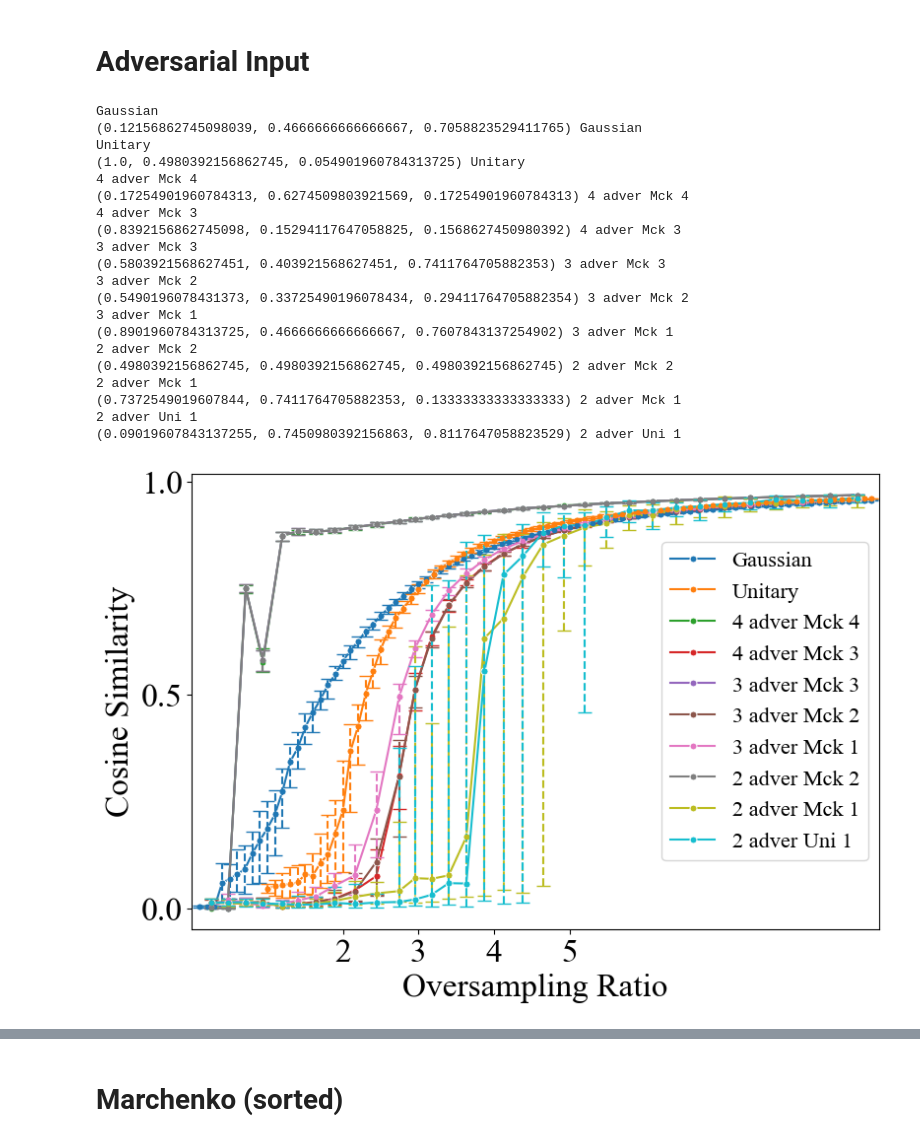
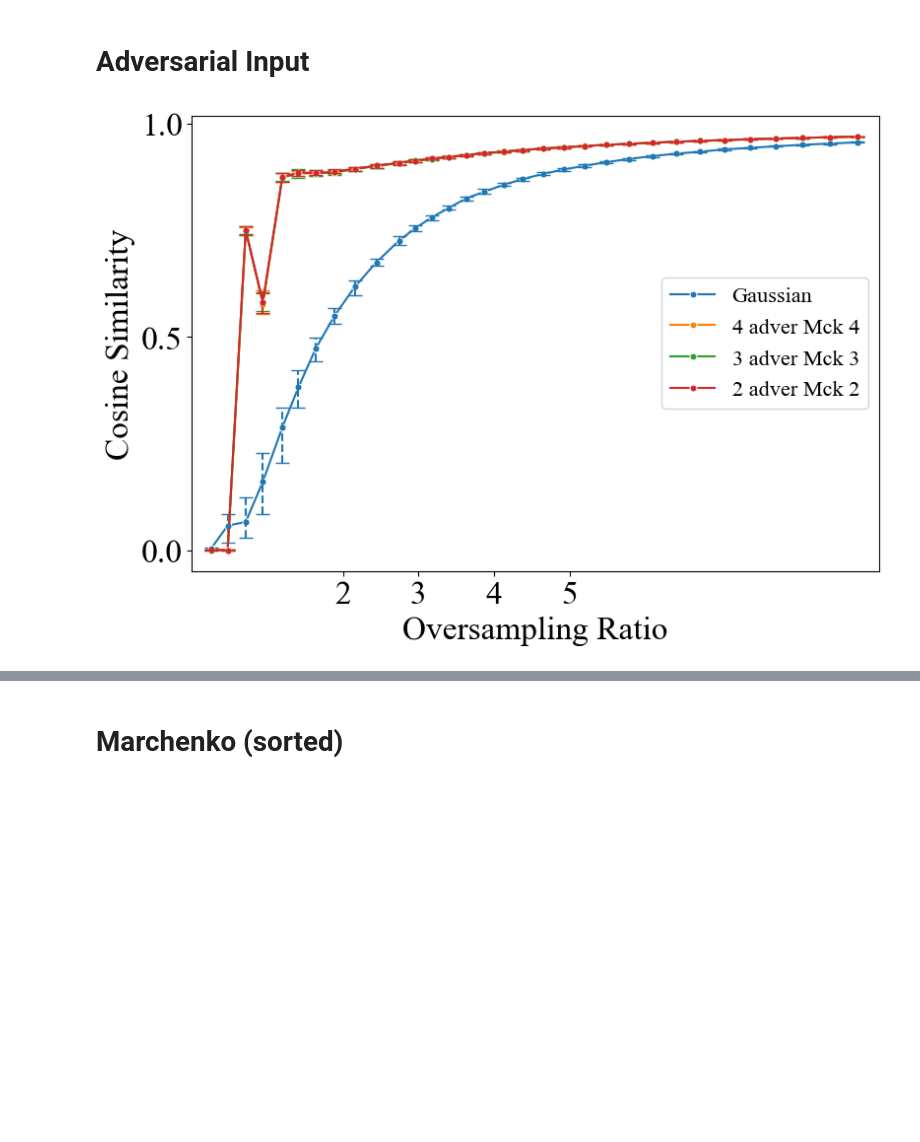
Before and after one commit to zhiyhucode/deepinv, a Jupyter notebook: experimental/notebooks/visualization.ipynb, the cells around one changed output, grey strips where cells are left out. Saved outputs shown, nothing was run; the diff lists cells and outputs as text; code cells hidden in the pictures; blank space fills up the shorter version.

Commit message:
cleanup: sort adversarial results

```diff
--- a/experimental/notebooks/visualization.ipynb
+++ b/experimental/notebooks/visualization.ipynb
@@ -542 +528,14 @@ df_3adver1_mck = pd.read_csv("../runs/20241210-122313/res_structured_adversarial
+# %%
+df_gaussian = pd.read_csv("../results/structured/marchenko_fourier_uniform/structured_fourier_marchenko_FDFD_spec.csv")
+df_unitary = pd.read_csv("../results/structured/unitary_fourier_uniform/structured_unitary_FDFD_spec.csv")
+
+df_2adver1_mck = pd.read_csv("../results/structured/2_attack_1_marchenko_fourier_uniform/structured_adversarial_FDFD_spec.csv")
+df_2adver2_mck = pd.read_csv("../results/structured/2_attack_2_marchenko_fourier_uniform/structured_adversarial_FDFD_spec.csv")
+df_3adver1_mck = pd.read_csv("../results/structured/3_attack_1_marchenko_fourier_uniform/structured_adversarial_FDFDFD_spec.csv")
+df_3adver2_mck = pd.read_csv("../results/structured/3_attack_2_marchenko_fourier_uniform/structured_adversarial_FDFDFD_spec.csv")
+df_3adver3_mck = pd.read_csv("../results/structured/3_attack_3_marchenko_fourier_uniform/structured_adversarial_FDFDFD_spec.csv")
+df_4adver1_mck = pd.read_csv("../results/structured/4_attack_1_marchenko_fourier_uniform/structured_adversarial_FDFDFDFD_spec.csv")
+df_4adver2_mck = pd.read_csv("../results/structured/4_attack_2_marchenko_fourier_uniform/structured_adversarial_FDFDFDFD_spec.csv")
+df_4adver3_mck = pd.read_csv("../results/structured/4_attack_3_marchenko_fourier_uniform/structured_adversarial_FDFDFDFD_spec.csv")
+df_4adver4_mck = pd.read_csv("../results/structured/4_attack_4_marchenko_fourier_uniform/structured_adversarial_FDFDFDFD_spec.csv")
 # %%
@@ -545,76 +544,38 @@ clean_df([df_3adver2_mck, df_2adver1_mck, df_2adver1_uni, df_4adver3_mck, df_4ad
 plot_error_bars(
     [
         df_gaussian["oversampling_ratio"],
-        df_unitary["oversampling_ratio"],
         df_4adver4_mck["oversampling_ratio"],
-        df_4adver3_mck["oversampling_ratio"],
         df_3adver3_mck["oversampling_ratio"],
-        df_3adver2_mck["oversampling_ratio"],
-        df_3adver1_mck["oversampling_ratio"],
         df_2adver2_mck["oversampling_ratio"],
-        df_2adver1_mck["oversampling_ratio"],
-        df_2adver1_uni["oversampling_ratio"],
     ],
     [
         df_gaussian,
-        df_unitary,
         df_4adver4_mck,
-        df_4adver3_mck,
         df_3adver3_mck,
-        df_3adver2_mck,
-        df_3adver1_mck,
         df_2adver2_mck,
-        df_2adver1_mck,
-        df_2adver1_uni,
     ],
     [
         "Gaussian",
-        "Unitary",
         "4 adver Mck 4",
-        "4 adver Mck 3",
         "3 adver Mck 3",
-        "3 adver Mck 2",
-        "3 adver Mck 1",
         "2 adver Mck 2",
-        "2 adver Mck 1",
-        "2 adver Uni 1",
     ],
     #title="Performance Comparison of Different Number of Layers",
     #save="layers_gd_spec.svg",
     figsize=(9,6),
     plot="n_layers",
     xlim=(0.0,9.1),
     xticks=[2,3,4,5],
     yticks=[0.0,0.5,1.0],
     legend_loc="center right",
     labelsize=24,
     fontsize=16,
     #save_dir='paper/figures/layers.pdf',
     ticksize=24,
     transparent=True
 )
 # %% [output]
-Gaussian
-(0.12156862745098039, 0.4666666666666667, 0.7058823529411765) Gaussian
-Unitary
-(1.0, 0.4980392156862745, 0.054901960784313725) Unitary
-4 adver Mck 4
-(0.17254901960784313, 0.6274509803921569, 0.17254901960784313) 4 adver Mck 4
-4 adver Mck 3
-(0.8392156862745098, 0.15294117647058825, 0.1568627450980392) 4 adver Mck 3
-3 adver Mck 3
-(0.5803921568627451, 0.403921568627451, 0.7411764705882353) 3 adver Mck 3
-3 adver Mck 2
-(0.5490196078431373, 0.33725490196078434, 0.29411764705882354) 3 adver Mck 2
-3 adver Mck 1
-(0.8901960784313725, 0.4666666666666667, 0.7607843137254902) 3 adver Mck 1
-2 adver Mck 2
-(0.4980392156862745, 0.4980392156862745, 0.4980392156862745) 2 adver Mck 2
-2 adver Mck 1
-(0.7372549019607844, 0.7411764705882353, 0.13333333333333333) 2 adver Mck 1
-2 adver Uni 1
-(0.09019607843137255, 0.7450980392156863, 0.8117647058823529) 2 adver Uni 1
-[figure, old version]
+[figure, new version]
 # %%
 plot_error_bars(
     [
```
Also changed, not shown: parts of 5 cells of this notebook, 24 other files.
